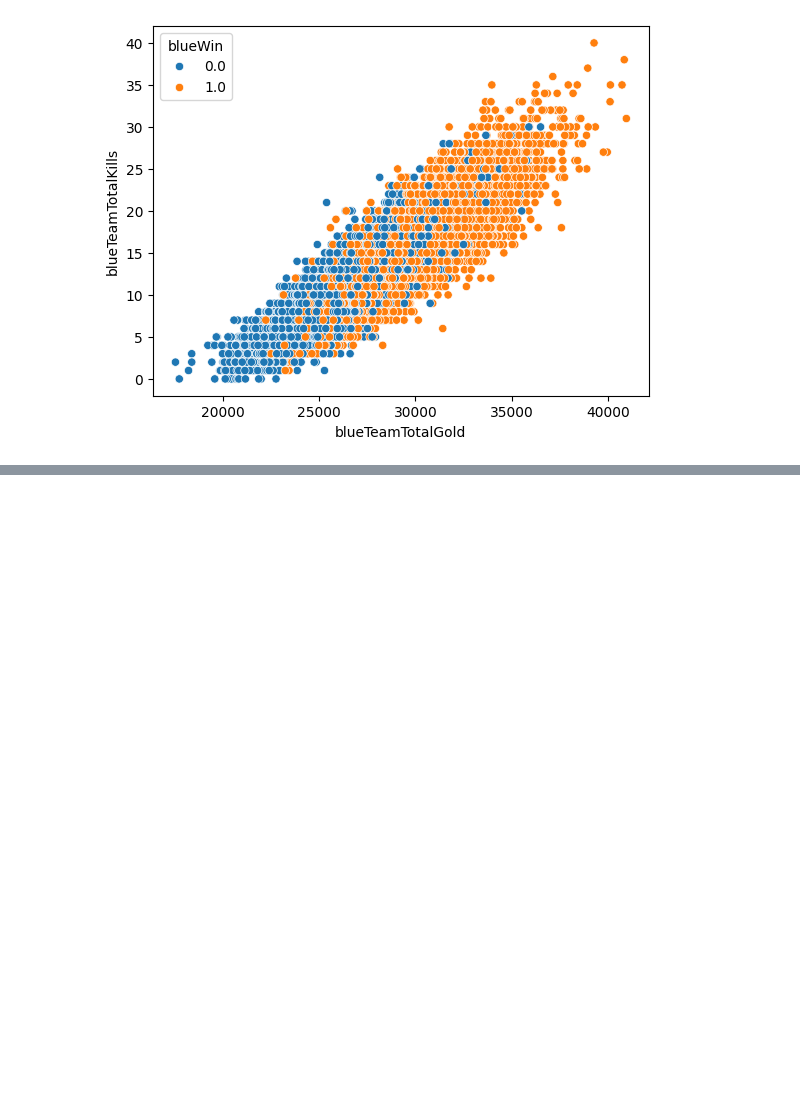
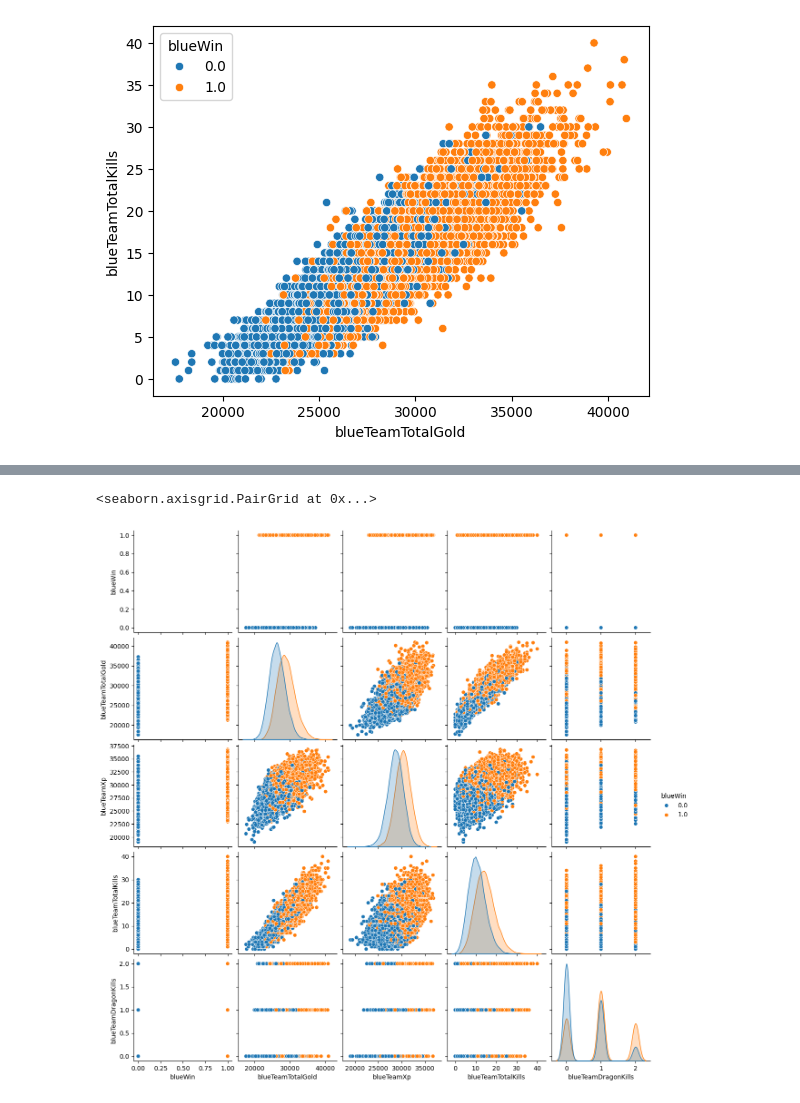
Before and after one commit to KOlCIqwq/Data_Science_Project, a Jupyter notebook: Final_Project/Main.ipynb, the cells around one changed output, grey strips where cells are left out. Saved outputs shown, nothing was run; the diff lists cells and outputs as text; code cells hidden in the pictures; blank space fills up the shorter version.

```diff
--- a/Final_Project/Main.ipynb
+++ b/Final_Project/Main.ipynb
@@ -226,0 +230,6 @@ KeyboardInterrupt:
+# %%
+sns.pairplot(data=df, vars=('blueWin', 'blueTeamTotalGold', 'blueTeamXp', 'blueTeamTotalKills', 'blueTeamDragonKills'), hue='blueWin')
+plt.show()
+# %% [output]
+<seaborn.axisgrid.PairGrid at 0x...>
+[figure, added]
```
Also changed, not shown: parts of 4 cells of this notebook, 1 other file.
